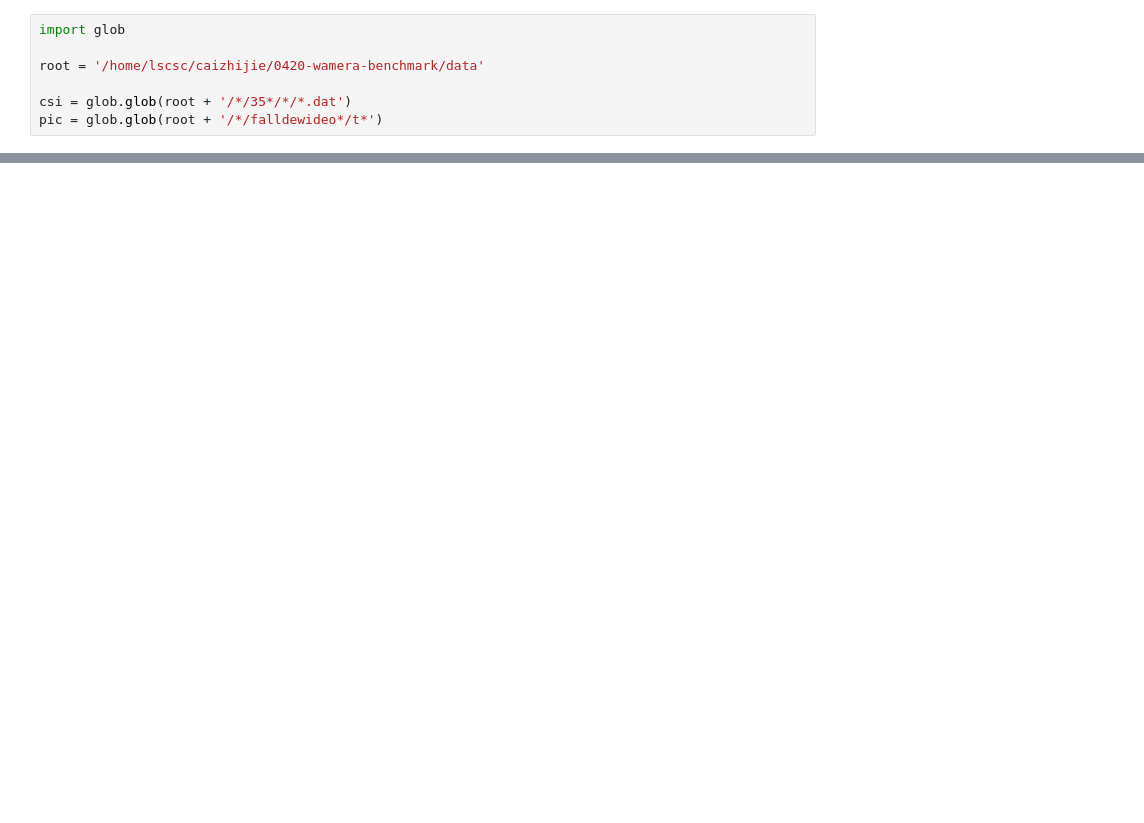
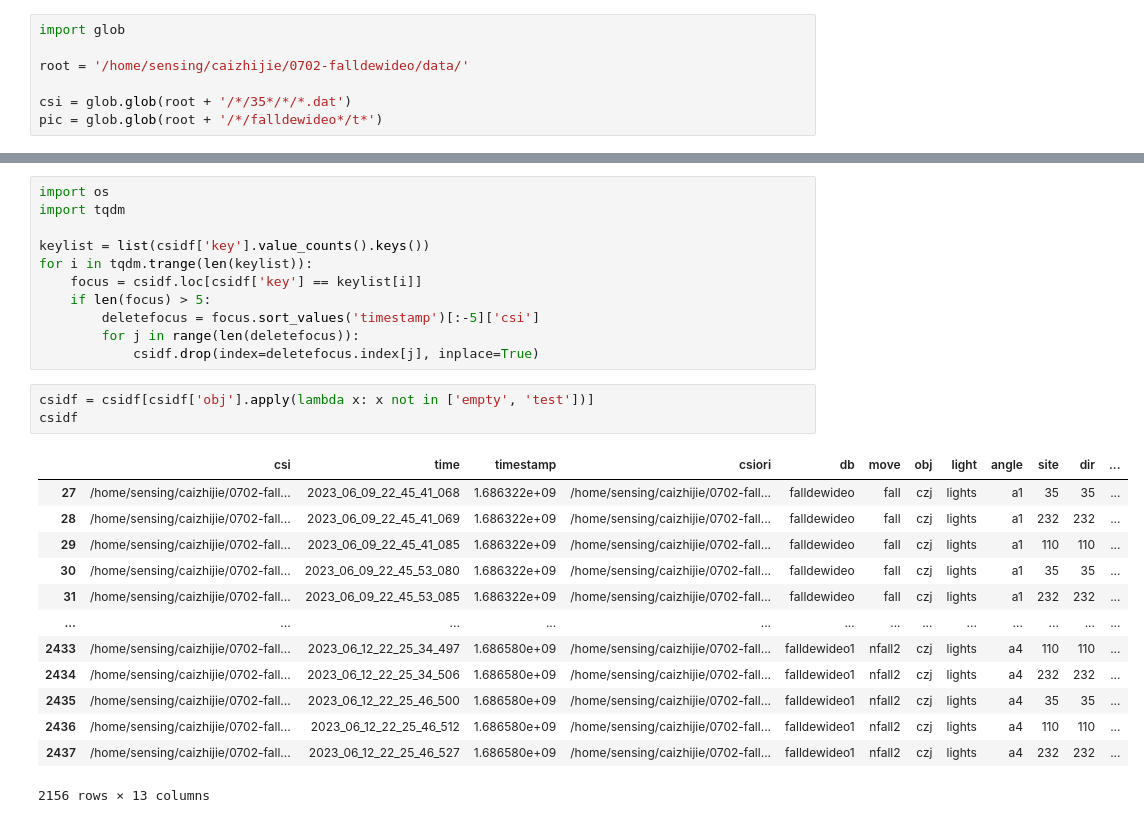
Before and after one commit to shawnnn3di/falldewideo, a Jupyter notebook: annotate/align/align.ipynb, the cells around one changed output, grey strips where cells are left out. Saved outputs shown, nothing was run; the diff lists cells and outputs as text; blank space fills up the shorter version.

```diff
--- a/annotate/align/align.ipynb
+++ b/annotate/align/align.ipynb
@@ -1,7 +1,7 @@
 # %%
 import glob
 
-root = '/home/lscsc/caizhijie/0420-wamera-benchmark/data'
+root = '/home/sensing/caizhijie/0702-falldewideo/data/'
 
 csi = glob.glob(root + '/*/35*/*/*.dat')
 pic = glob.glob(root + '/*/falldewideo*/t*')
@@ -53,0 +66,28 @@ UFuncTypeError: ufunc 'add' did not contain a loop with signature matching types
+# %%
+import os
+import tqdm
+
+keylist = list(csidf['key'].value_counts().keys())
+for i in tqdm.trange(len(keylist)):
+    focus = csidf.loc[csidf['key'] == keylist[i]]
+    if len(focus) > 5:
+        deletefocus = focus.sort_values('timestamp')[:-5]['csi']
+        for j in range(len(deletefocus)):
+            csidf.drop(index=deletefocus.index[j], inplace=True)
+# %%
+csidf = csidf[csidf['obj'].apply(lambda x: x not in ['empty', 'test'])]
+csidf
+# %% [output]
+|  | csi | time | timestamp | csiori | db | move | obj | light | angle | site | dir | ... |
+| 27 | /home/sensing/caizhijie/0702-fall... | 2023_06_09_22_45_41_068 | 1.686322e+09 | /home/sensing/caizhijie/0702-fall... | falldewideo | fall | czj | lights | a1 | 35 | 35 | ... |
+| 28 | /home/sensing/caizhijie/0702-fall... | 2023_06_09_22_45_41_069 | 1.686322e+09 | /home/sensing/caizhijie/0702-fall... | falldewideo | fall | czj | lights | a1 | 232 | 232 | ... |
+| 29 | /home/sensing/caizhijie/0702-fall... | 2023_06_09_22_45_41_085 | 1.686322e+09 | /home/sensing/caizhijie/0702-fall... | falldewideo | fall | czj | lights | a1 | 110 | 110 | ... |
+| 30 | /home/sensing/caizhijie/0702-fall... | 2023_06_09_22_45_53_080 | 1.686322e+09 | /home/sensing/caizhijie/0702-fall... | falldewideo | fall | czj | lights | a1 | 35 | 35 | ... |
+| 31 | /home/sensing/caizhijie/0702-fall... | 2023_06_09_22_45_53_085 | 1.686322e+09 | /home/sensing/caizhijie/0702-fall... | falldewideo | fall | czj | lights | a1 | 232 | 232 | ... |
+| ... | ... | ... | ... | ... | ... | ... | ... | ... | ... | ... | ... | ... |
+| 2433 | /home/sensing/caizhijie/0702-fall... | 2023_06_12_22_25_34_497 | 1.686580e+09 | /home/sensing/caizhijie/0702-fall... | falldewideo1 | nfall2 | czj | lights | a4 | 110 | 110 | ... |
+| 2434 | /home/sensing/caizhijie/0702-fall... | 2023_06_12_22_25_34_506 | 1.686580e+09 | /home/sensing/caizhijie/0702-fall... | falldewideo1 | nfall2 | czj | lights | a4 | 232 | 232 | ... |
+| 2435 | /home/sensing/caizhijie/0702-fall... | 2023_06_12_22_25_46_500 | 1.686580e+09 | /home/sensing/caizhijie/0702-fall... | falldewideo1 | nfall2 | czj | lights | a4 | 35 | 35 | ... |
+| 2436 | /home/sensing/caizhijie/0702-fall... | 2023_06_12_22_25_46_512 | 1.686580e+09 | /home/sensing/caizhijie/0702-fall... | falldewideo1 | nfall2 | czj | lights | a4 | 110 | 110 | ... |
+| 2437 | /home/sensing/caizhijie/0702-fall... | 2023_06_12_22_25_46_527 | 1.686580e+09 | /home/sensing/caizhijie/0702-fall... | falldewideo1 | nfall2 | czj | lights | a4 | 232 | 232 | ... |
+2156 rows × 13 columns
```
Also changed, not shown: parts of 7 cells of this notebook, 2 other files.
